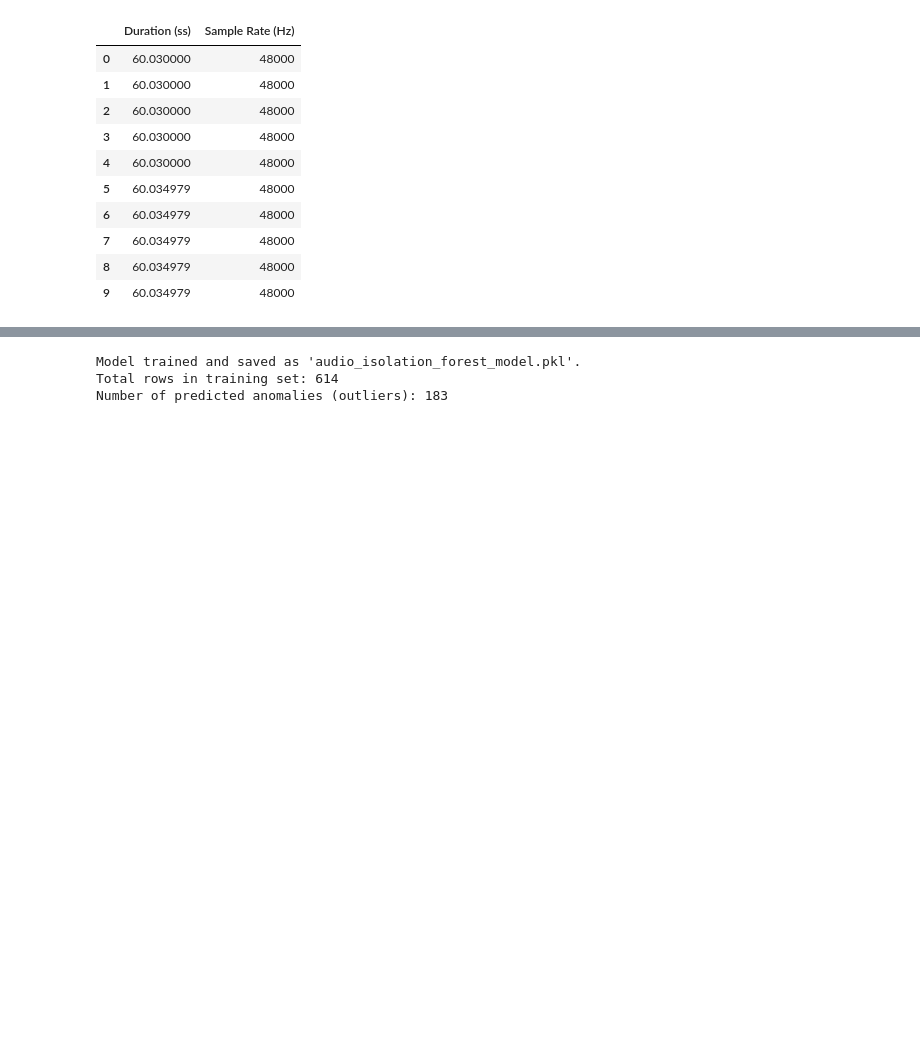
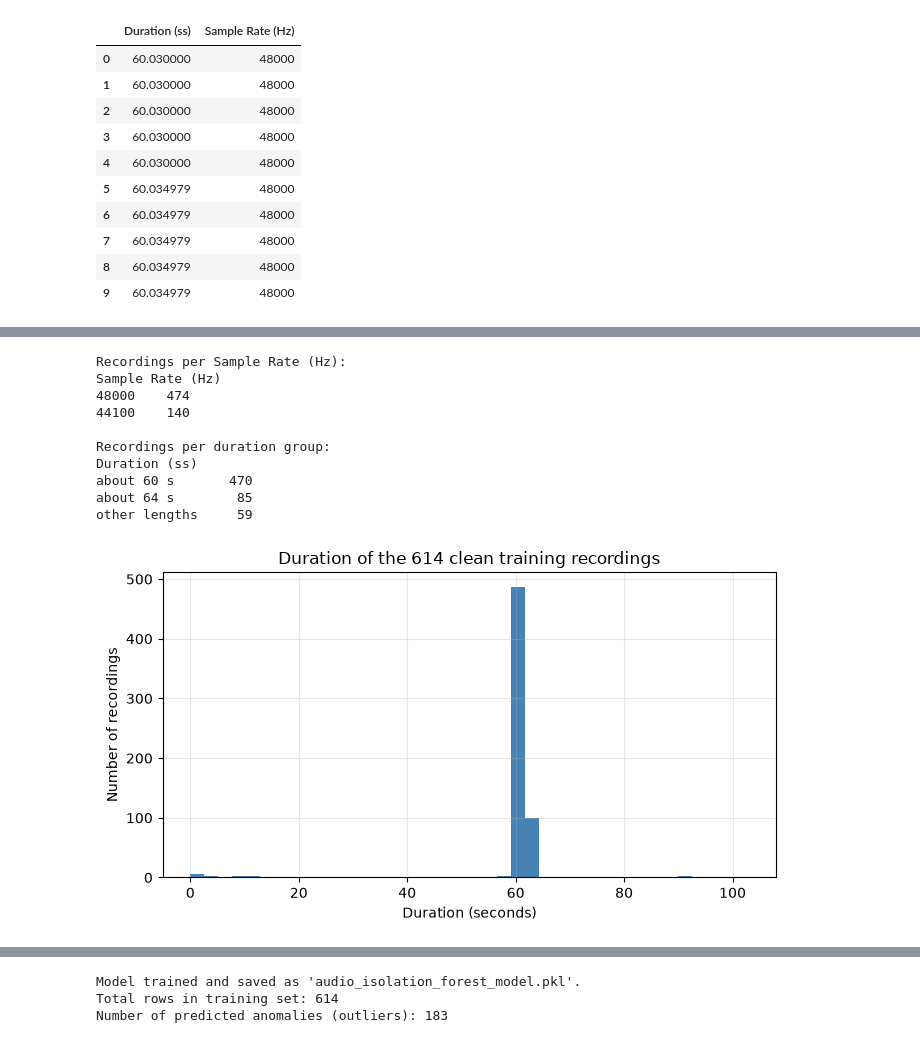
Before and after one commit to danjethh/audio_forensics, a Jupyter notebook: audio_forensic_using_ai.ipynb, the cells around one changed output, grey strips where cells are left out. Cells and saved outputs as stored; diff of their text form; code cells hidden in the pictures; blank space fills up the shorter version.

```diff
--- a/audio_forensic_using_ai.ipynb
+++ b/audio_forensic_using_ai.ipynb
@@ -145,3 +225,36 @@ Columns retained: 2
+# %%
+# Quick look: how are the clean recordings distributed?
+print("Recordings per Sample Rate (Hz):")
+print(df_features["Sample Rate (Hz)"].value_counts().to_string())
+
+def duration_group(d):
+    if abs(d - 60.0) < 1.0:   return "about 60 s"
+    if abs(d - 64.0) < 0.5:   return "about 64 s"
+    return "other lengths"
+
+print("\nRecordings per duration group:")
+print(df_features["Duration (ss)"].apply(duration_group).value_counts().to_string())
+
+plt.figure(figsize=(7, 4))
+plt.hist(df_features["Duration (ss)"], bins=40, color="steelblue")
+plt.title("Duration of the 614 clean training recordings")
+plt.xlabel("Duration (seconds)")
+plt.ylabel("Number of recordings")
+plt.grid(True, alpha=0.3)
+plt.tight_layout()
+plt.show()
+# %% [output]
+Recordings per Sample Rate (Hz):
+Sample Rate (Hz)
+48000    474
+44100    140
+
+Recordings per duration group:
+Duration (ss)
+about 60 s       470
+about 64 s        85
+other lengths     59
+[figure, added]
 # %% [markdown]
 ## Step 3: Train Model Using the Training Dataset
 
```
Also changed, not shown: parts of 25 cells of this notebook, 2 other files.
